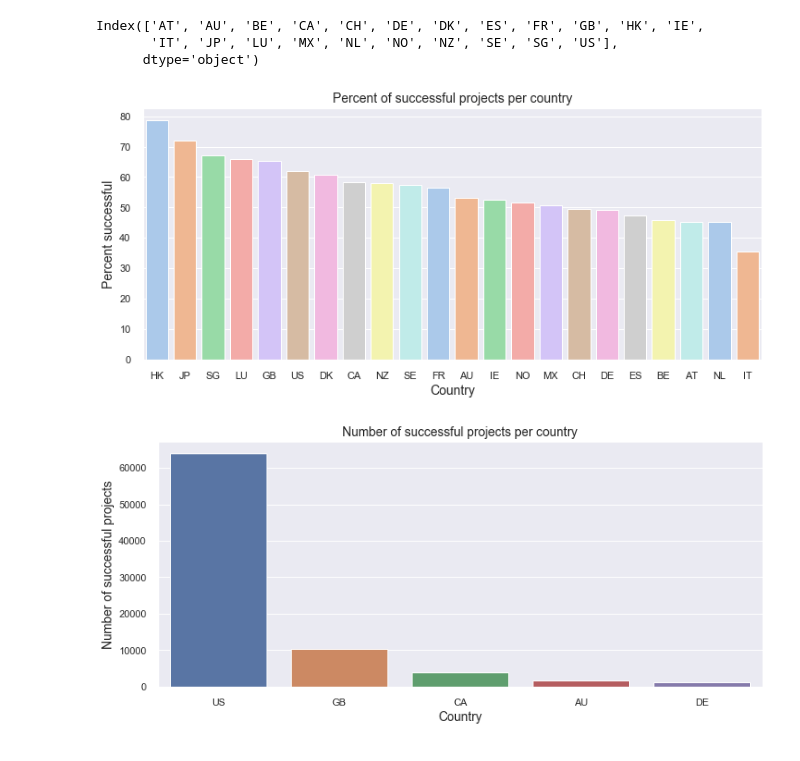
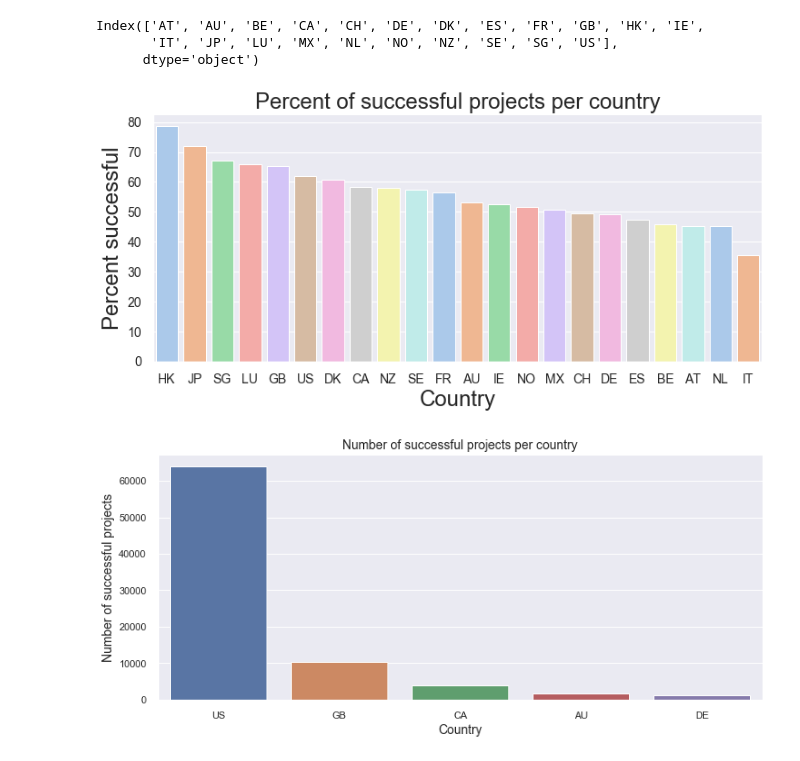
Before and after one commit to skrutzky/Project-2_Kickstarter, a Jupyter notebook: DS-Project-2_Kickstarter.ipynb, the cells around one changed output. Cells and saved outputs as stored; diff of their text form; code cells hidden in the pictures.

```diff
--- a/DS-Project-2_Kickstarter.ipynb
+++ b/DS-Project-2_Kickstarter.ipynb
@@ -815,14 +815,14 @@ SucCountry = per_suc_per_county.sort_values(ascending=False)
 # %%
 plt.figure(figsize=(12,5))
 ax= sns.barplot(x=SucCountry.index, y= SucCountry, palette='pastel')
 #ax.ylabel("Goal (in USD)", fontsize = 12)
 #ax.xlabel("Category", fontsize = 12)
-ax.set_xlabel("Country",fontsize=14);
-ax.set_ylabel("Percent successful",fontsize=14);
-ax.set_title("Percent of successful projects per country",fontsize=14);
+ax.set_xlabel("Country",fontsize=24);
+ax.set_ylabel("Percent successful",fontsize=24);
+ax.set_title("Percent of successful projects per country",fontsize=24);
 plt.savefig('figures/Country_succes_inPercent.png')
 # %% [output]
-[figure, old version]
+[figure, new version]
 # %%
 plt.figure(figsize=(12,5))
 ax = sns.countplot(x="country",data=train_data[train_data["state"]=="successful"], order=train_data["country"].value_counts().iloc[:5].index)
```
Also changed, not shown: parts of 10 cells of this notebook, 3 other files.
